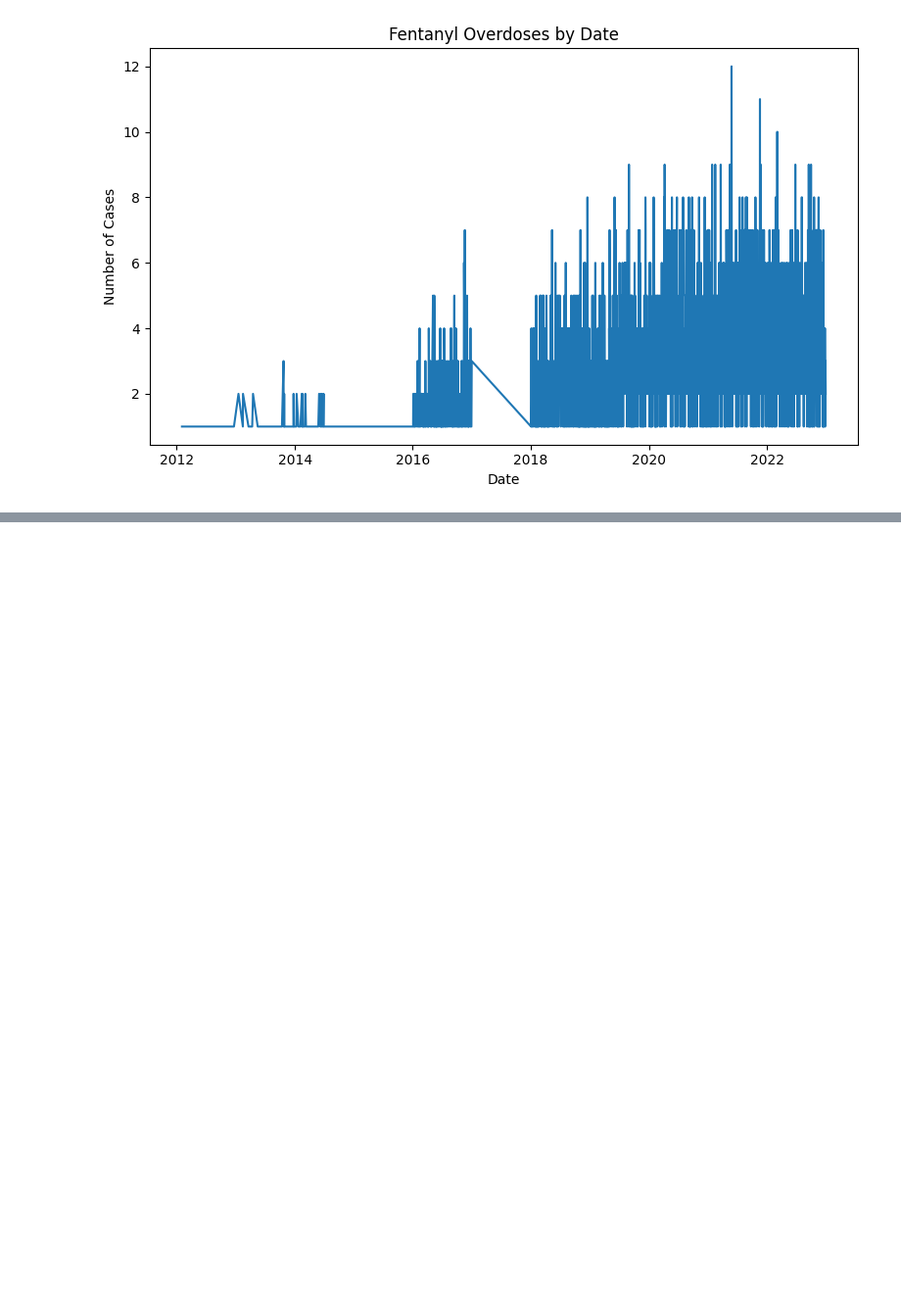
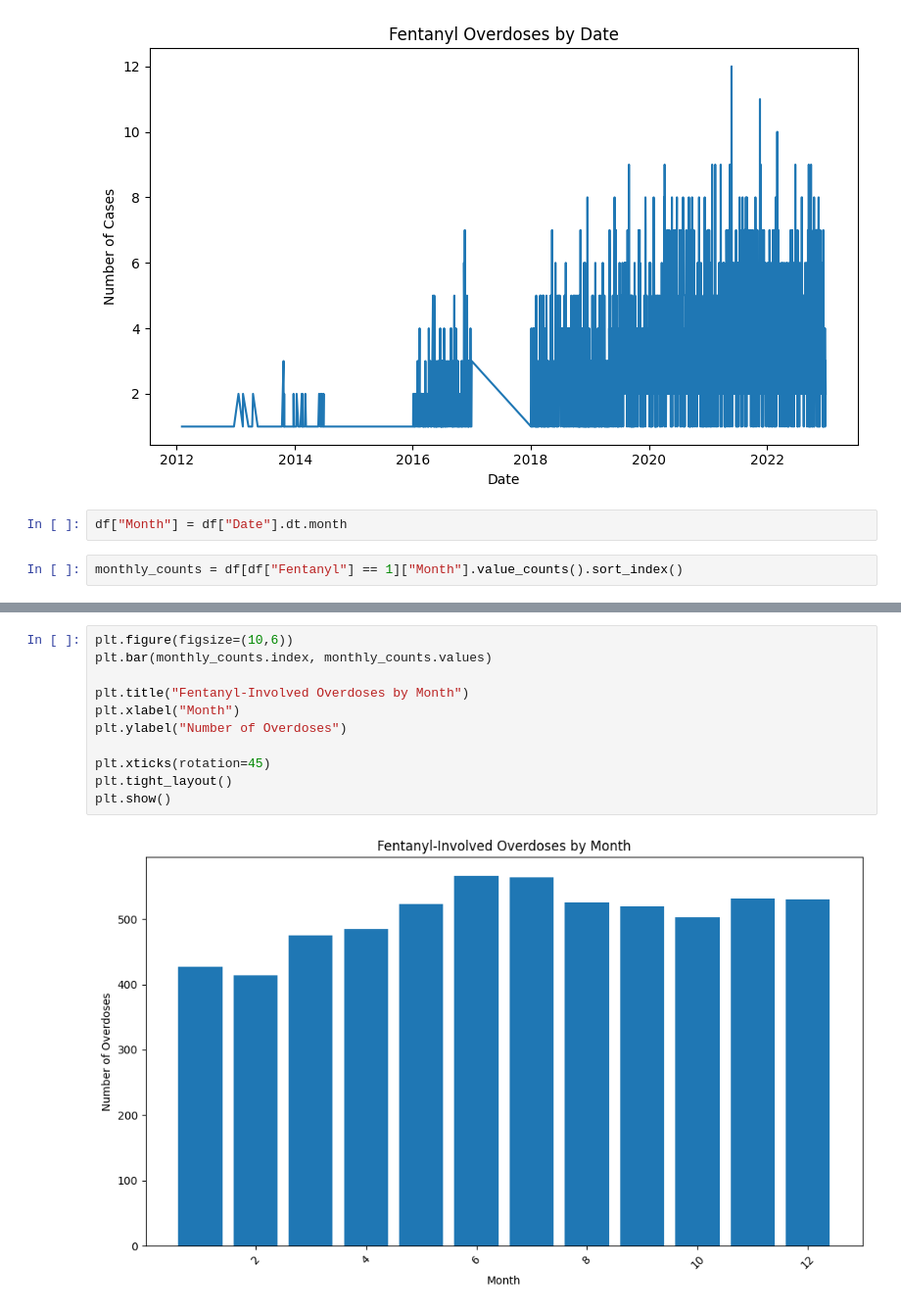
Before and after one commit to ellaprince90/Drug-Data, a Jupyter notebook: Drug Data Interpreted.ipynb, the cells around one changed output, grey strips where cells are left out. Shown at 98% size. Cells and saved outputs as stored; diff of their text form; blank space fills up the shorter version.

Commit message:
Plotted overdoses by month to see if there was a pattern

```diff
--- a/Drug Data Interpreted.ipynb
+++ b/Drug Data Interpreted.ipynb
@@ -384,3 +384,7 @@ plt.tight_layout()
 plt.show()
 # %% [output]
 [figure]
+# %%
+df["Month"] = df["Date"].dt.month
+# %%
+monthly_counts = df[df["Fentanyl"] == 1]["Month"].value_counts().sort_index()
@@ -386,0 +408,13 @@ plt.show()
+# %%
+plt.figure(figsize=(10,6))
+plt.bar(monthly_counts.index, monthly_counts.values)
+
+plt.title("Fentanyl-Involved Overdoses by Month")
+plt.xlabel("Month")
+plt.ylabel("Number of Overdoses")
+
+plt.xticks(rotation=45)
+plt.tight_layout()
+plt.show()
+# %% [output]
+[figure, added]
```
Also changed, not shown: parts of 1 cell of this notebook.
